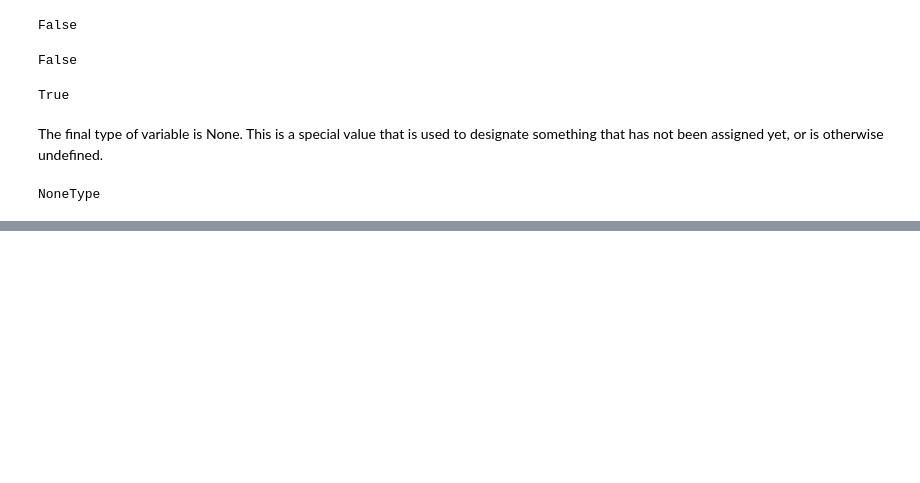
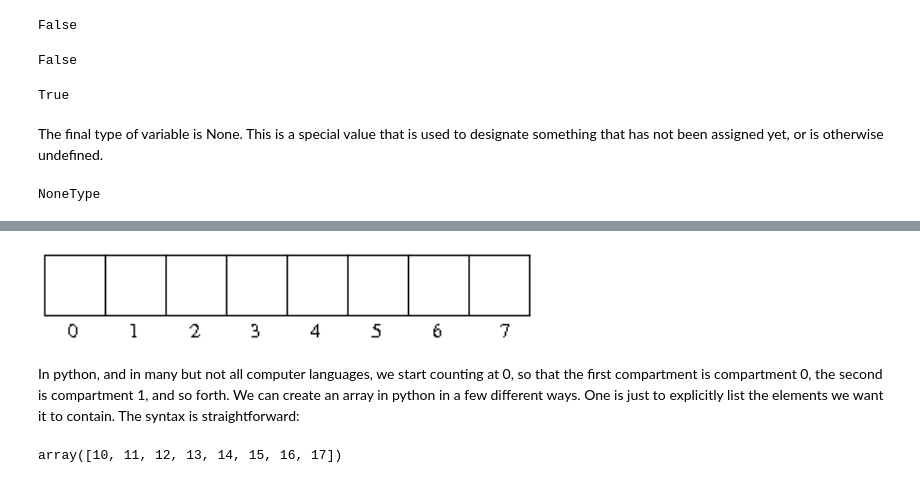
Before and after one commit to profxj/lamat2020, a Jupyter notebook: bootcamp/Class1.ipynb, the cells around one changed output, grey strips where cells are left out. Drawn from its saved outputs; the diff is of its cells as text; code cells hidden in the pictures; blank space fills up the shorter version.

Commit message:
figures

```diff
--- a/bootcamp/Class1.ipynb
+++ b/bootcamp/Class1.ipynb
@@ -308,0 +343,6 @@ NoneType
+# %%
+Image(filename = 'Figures/array_fig1.png', width=500)#, height=100)
+# %% [output]
+[figure, added]
+# %% [markdown]
+In python, and in many but not all computer languages, we start counting at 0, so that the first compartment is compartment 0, the second is compartment 1, and so forth. We can create an array in python in a few different ways. One is just to explicitly list the elements we want it to contain. The syntax is straightforward:
@@ -308,0 +351,4 @@ NoneType
+# %%
+x
+# %% [output]
+array([10, 11, 12, 13, 14, 15, 16, 17])
```
Also changed, not shown: parts of 107 cells of this notebook, 7 other files.
